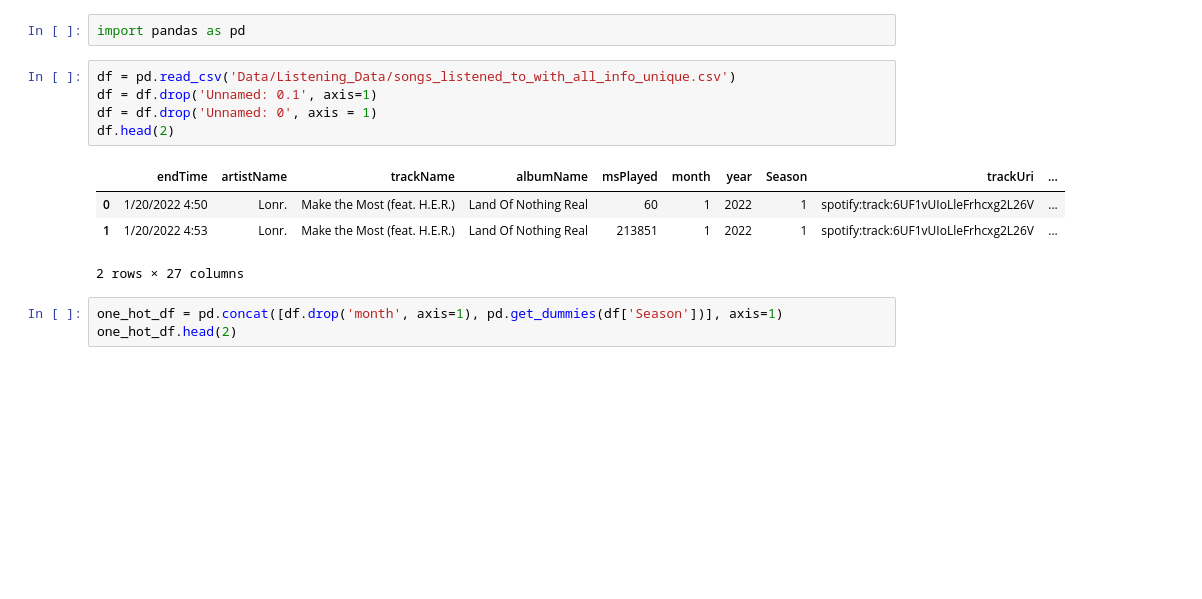
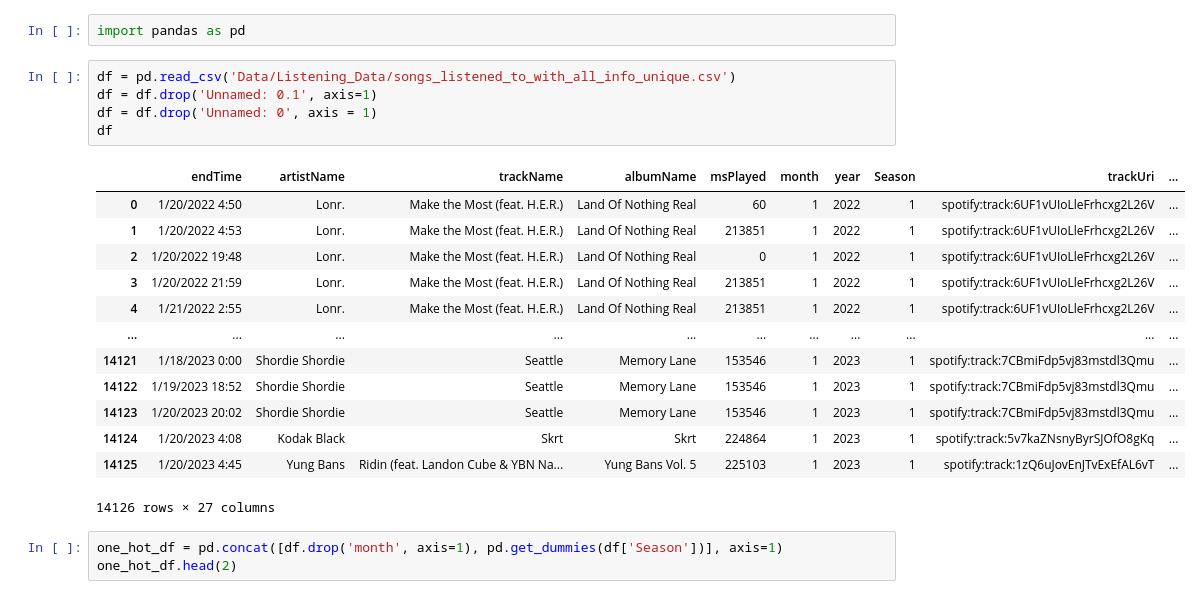
Before and after one commit to 98yangjames/SpotifyML, a Jupyter notebook: RandomForest.ipynb, the cells around one changed output. Drawn from its saved outputs; the diff is of its cells as text; blank space fills up the shorter version.

```diff
--- a/RandomForest.ipynb
+++ b/RandomForest.ipynb
@@ -3,13 +3,22 @@ import pandas as pd
 # %%
 df = pd.read_csv('Data/Listening_Data/songs_listened_to_with_all_info_unique.csv')
 df = df.drop('Unnamed: 0.1', axis=1)
 df = df.drop('Unnamed: 0', axis = 1)
-df.head(2)
+df
 # %% [output]
 |  | endTime | artistName | trackName | albumName | msPlayed | month | year | Season | trackUri | ... |
 | 0 | 1/20/2022 4:50 | Lonr. | Make the Most (feat. H.E.R.) | Land Of Nothing Real | 60 | 1 | 2022 | 1 | spotify:track:6UF1vUIoLleFrhcxg2L26V | ... |
 | 1 | 1/20/2022 4:53 | Lonr. | Make the Most (feat. H.E.R.) | Land Of Nothing Real | 213851 | 1 | 2022 | 1 | spotify:track:6UF1vUIoLleFrhcxg2L26V | ... |
+| 2 | 1/20/2022 19:48 | Lonr. | Make the Most (feat. H.E.R.) | Land Of Nothing Real | 0 | 1 | 2022 | 1 | spotify:track:6UF1vUIoLleFrhcxg2L26V | ... |
+| 3 | 1/20/2022 21:59 | Lonr. | Make the Most (feat. H.E.R.) | Land Of Nothing Real | 213851 | 1 | 2022 | 1 | spotify:track:6UF1vUIoLleFrhcxg2L26V | ... |
+| 4 | 1/21/2022 2:55 | Lonr. | Make the Most (feat. H.E.R.) | Land Of Nothing Real | 213851 | 1 | 2022 | 1 | spotify:track:6UF1vUIoLleFrhcxg2L26V | ... |
+| ... | ... | ... | ... | ... | ... | ... | ... | ... | ... | ... |
+| 14121 | 1/18/2023 0:00 | Shordie Shordie | Seattle | Memory Lane | 153546 | 1 | 2023 | 1 | spotify:track:7CBmiFdp5vj83mstdl3Qmu | ... |
+| 14122 | 1/19/2023 18:52 | Shordie Shordie | Seattle | Memory Lane | 153546 | 1 | 2023 | 1 | spotify:track:7CBmiFdp5vj83mstdl3Qmu | ... |
+| 14123 | 1/20/2023 20:02 | Shordie Shordie | Seattle | Memory Lane | 153546 | 1 | 2023 | 1 | spotify:track:7CBmiFdp5vj83mstdl3Qmu | ... |
+| 14124 | 1/20/2023 4:08 | Kodak Black | Skrt | Skrt | 224864 | 1 | 2023 | 1 | spotify:track:5v7kaZNsnyByrSJOfO8gKq | ... |
+| 14125 | 1/20/2023 4:45 | Yung Bans | Ridin (feat. Landon Cube & YBN Na... | Yung Bans Vol. 5 | 225103 | 1 | 2023 | 1 | spotify:track:1zQ6uJovEnJTvExEfAL6vT | ... |
-2 rows × 27 columns
+14126 rows × 27 columns
 # %%
 one_hot_df = pd.concat([df.drop('month', axis=1), pd.get_dummies(df['Season'])], axis=1)
 one_hot_df.head(2)
```
Also changed, not shown: 8 other files.
